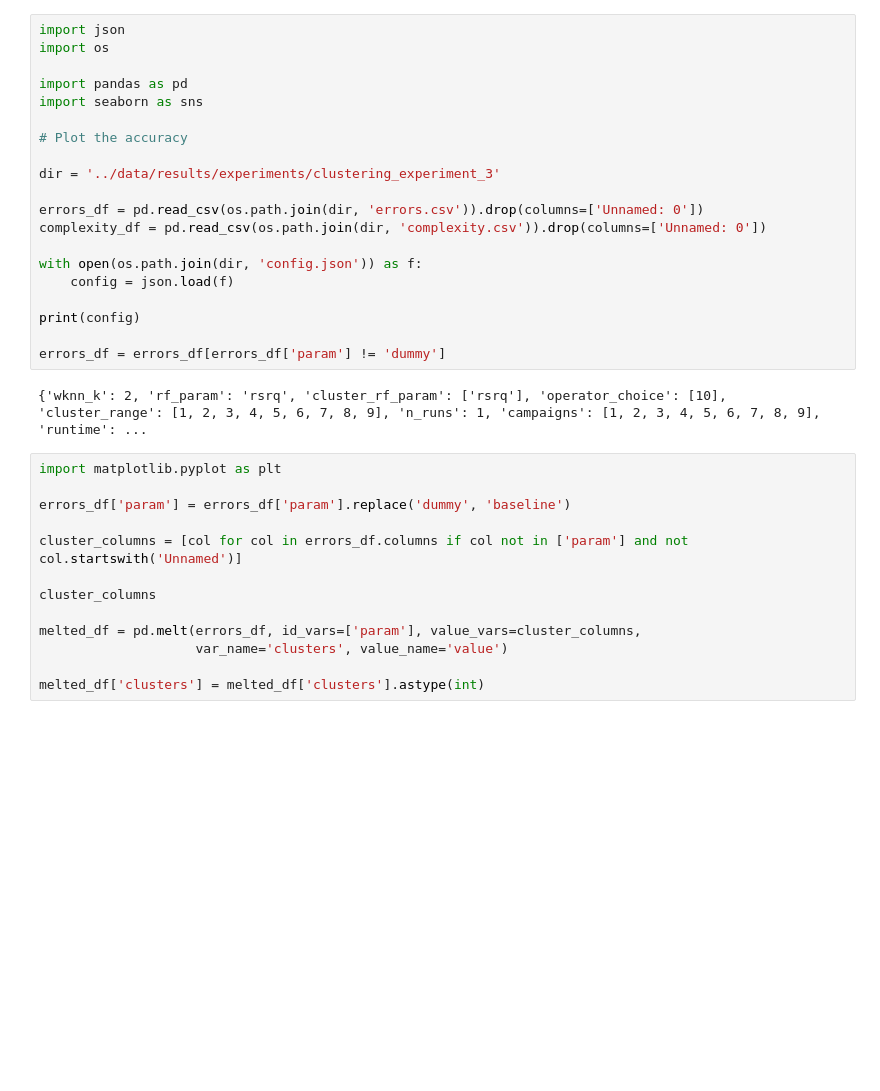
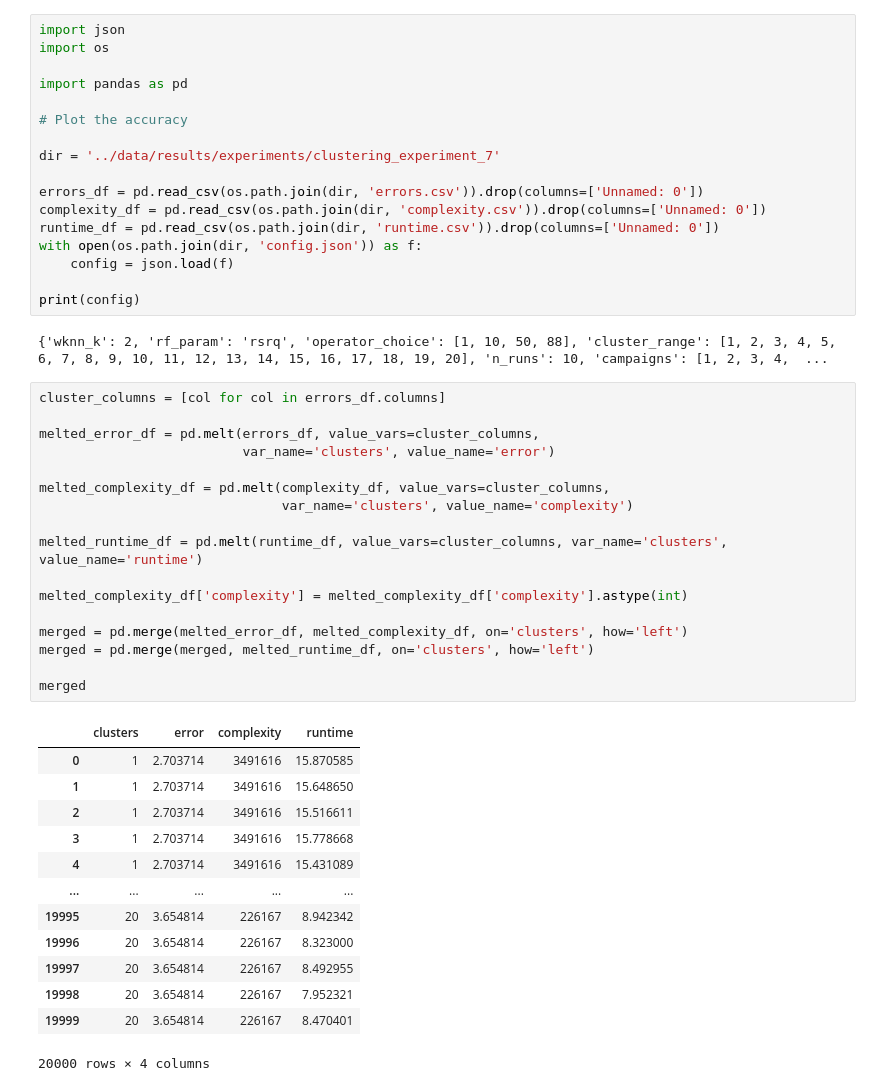
Before and after one commit to Andreas-Espelund/5G_localization, a Jupyter notebook: plotting/plot_clustering.ipynb, the cells around one changed output. Saved outputs shown, nothing was run; the diff lists cells and outputs as text; blank space fills up the shorter version.

```diff
--- a/plotting/plot_clustering.ipynb
+++ b/plotting/plot_clustering.ipynb
@@ -3,34 +3,49 @@ import json
 import os
 
 import pandas as pd
-import seaborn as sns
 
 # Plot the accuracy
 
-dir = '../data/results/experiments/clustering_experiment_3'
+dir = '../data/results/experiments/clustering_experiment_7'
 
 errors_df = pd.read_csv(os.path.join(dir, 'errors.csv')).drop(columns=['Unnamed: 0'])
 complexity_df = pd.read_csv(os.path.join(dir, 'complexity.csv')).drop(columns=['Unnamed: 0'])
-
+runtime_df = pd.read_csv(os.path.join(dir, 'runtime.csv')).drop(columns=['Unnamed: 0'])
 with open(os.path.join(dir, 'config.json')) as f:
     config = json.load(f)
 
 print(config)
-
-errors_df = errors_df[errors_df['param'] != 'dummy']
 # %% [output]
-{'wknn_k': 2, 'rf_param': 'rsrq', 'cluster_rf_param': ['rsrq'], 'operator_choice': [10], 'cluster_range': [1, 2, 3, 4, 5, 6, 7, 8, 9], 'n_runs': 1, 'campaigns': [1, 2, 3, 4, 5, 6, 7, 8, 9], 'runtime': ...
+{'wknn_k': 2, 'rf_param': 'rsrq', 'operator_choice': [1, 10, 50, 88], 'cluster_range': [1, 2, 3, 4, 5, 6, 7, 8, 9, 10, 11, 12, 13, 14, 15, 16, 17, 18, 19, 20], 'n_runs': 10, 'campaigns': [1, 2, 3, 4,  ...
 # %%
-import matplotlib.pyplot as plt
+cluster_columns = [col for col in errors_df.columns]
 
-errors_df['param'] = errors_df['param'].replace('dummy', 'baseline')
+melted_error_df = pd.melt(errors_df, value_vars=cluster_columns,
+                          var_name='clusters', value_name='error')
 
-cluster_columns = [col for col in errors_df.columns if col not in ['param'] and not col.startswith('Unnamed')]
+melted_complexity_df = pd.melt(complexity_df, value_vars=cluster_columns,
+                               var_name='clusters', value_name='complexity')
 
-cluster_columns
+melted_runtime_df = pd.melt(runtime_df, value_vars=cluster_columns, var_name='clusters', value_name='runtime')
 
-melted_df = pd.melt(errors_df, id_vars=['param'], value_vars=cluster_columns,
-                    var_name='clusters', value_name='value')
+melted_complexity_df['complexity'] = melted_complexity_df['complexity'].astype(int)
 
-melted_df['clusters'] = melted_df['clusters'].astype(int)
+merged = pd.merge(melted_error_df, melted_complexity_df, on='clusters', how='left')
+merged = pd.merge(merged, melted_runtime_df, on='clusters', how='left')
+
+merged
+# %% [output]
+|  | clusters | error | complexity | runtime |
+| 0 | 1 | 2.703714 | 3491616 | 15.870585 |
+| 1 | 1 | 2.703714 | 3491616 | 15.648650 |
+| 2 | 1 | 2.703714 | 3491616 | 15.516611 |
+| 3 | 1 | 2.703714 | 3491616 | 15.778668 |
+| 4 | 1 | 2.703714 | 3491616 | 15.431089 |
+| ... | ... | ... | ... | ... |
+| 19995 | 20 | 3.654814 | 226167 | 8.942342 |
+| 19996 | 20 | 3.654814 | 226167 | 8.323000 |
+| 19997 | 20 | 3.654814 | 226167 | 8.492955 |
+| 19998 | 20 | 3.654814 | 226167 | 7.952321 |
+| 19999 | 20 | 3.654814 | 226167 | 8.470401 |
+20000 rows × 4 columns
 # %%
```
Also changed, not shown: parts of 3 cells of this notebook, 13 other files.
